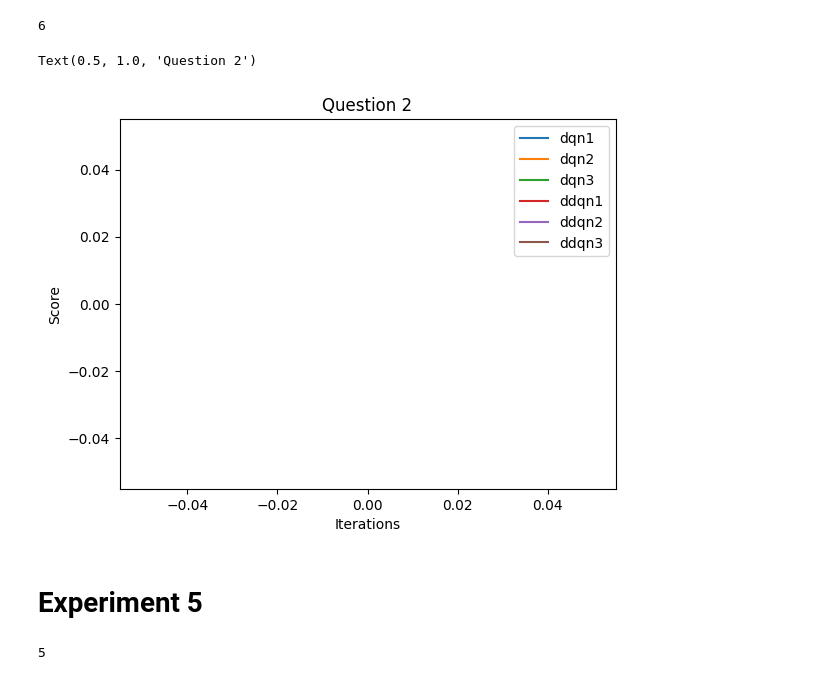
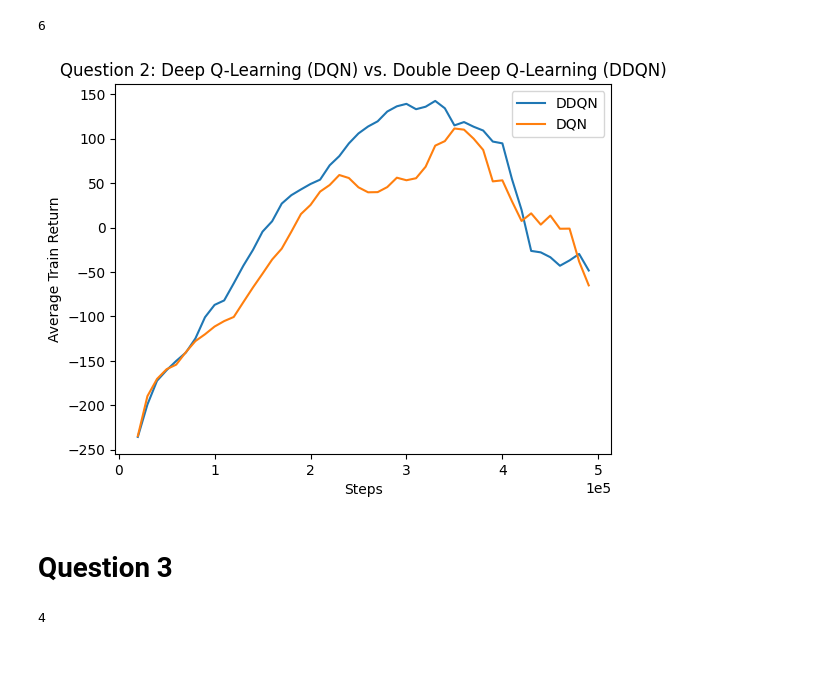
Before and after one commit to jesperhauch/homework_fall2022, a Jupyter notebook: hw3/plotting_file_report.ipynb, the cells around one changed output. Saved outputs shown, nothing was run; the diff lists cells and outputs as text; code cells hidden in the pictures.

```diff
--- a/hw3/plotting_file_report.ipynb
+++ b/hw3/plotting_file_report.ipynb
@@ -18,5 +21,5 @@ def get_eval_returns(paths, run_names, tag):
 # Question 1
 # %%
 import os
-root = os.path.join(os.getcwd(), "run_logs")
+root = os.path.join(os.getcwd(), "data")
 files = [os.path.join(path, name) for path, subdirs, files in os.walk(root) for name in files if "q1" in path]
@@ -27,10 +26,14 @@ len(files)
 # %%
-run_names = ["q1"]
-exp1 = get_eval_returns(files, run_names, "Train_AverageReturn")
-plt.plot(exp1.loc[:, "q1"])
-plt.axhline(1500, color="red")
-plt.ylabel("Average Return")
+plt.ticklabel_format(axis="x", style="sci", scilimits=(0,0))
+exp1 = get_from_logfile(files[0], ["Train_EnvstepsSoFar", "Train_AverageReturn", "Train_BestReturn"])
+exp1['Train_EnvstepsSoFar'] = exp1['Train_EnvstepsSoFar']-1
+exp1.set_index("Train_EnvstepsSoFar", inplace=True)
+exp1.columns = ["AverageReturn", "BestReturn"]
+for col in exp1.columns:
+    plt.plot(exp1[col], label=col)
+plt.legend()
+plt.ylabel("Train Return")
 plt.xlabel("Steps")
-plt.title("Question 1");
-#plt.savefig("imgs/Exp4_gs.png", dpi=600, bbox_inches="tight")
+plt.title("Question 1: Basic Q-Learning Performance");
+plt.savefig("imgs/Q1.png", dpi=600, bbox_inches="tight")
 # %% [output]
@@ -39,34 +42,42 @@ plt.title("Question 1");
 # Question 2
 # %%
 import os
-root = os.path.join(os.getcwd(), "run_logs")
+root = os.path.join(os.getcwd(), "data")
 files = [os.path.join(path, name) for path, subdirs, files in os.walk(root) for name in files if "q2" in path]
 len(files)
 # %% [output]
 6
+# %%
+ddqn_s1 = get_from_logfile(files[0], ["Train_EnvstepsSoFar", "Train_AverageReturn"])
+ddqn_s2 = get_from_logfile(files[1], ["Train_EnvstepsSoFar", "Train_AverageReturn"])
+ddqn_s3 = get_from_logfile(files[2], ["Train_EnvstepsSoFar", "Train_AverageReturn"])
+dqn_s1 = get_from_logfile(files[3], ["Train_EnvstepsSoFar", "Train_AverageReturn"])
+dqn_s2 = get_from_logfile(files[4], ["Train_EnvstepsSoFar", "Train_AverageReturn"])
+dqn_s3 = get_from_logfile(files[5], ["Train_EnvstepsSoFar", "Train_AverageReturn"])
+exp2 = pd.DataFrame([(ddqn_s1['Train_AverageReturn']+ddqn_s2['Train_AverageReturn']+ddqn_s3['Train_AverageReturn'])/3,(dqn_s1['Train_AverageReturn']+dqn_s2['Train_AverageReturn']+dqn_s3['Train_AverageReturn'])/3]).T
+exp2.columns = ["DDQN", "DQN"]
+exp2.index=ddqn_s1['Train_EnvstepsSoFar']-1
 # %%
-run_names = ["dqn1","dqn2", "dqn3", "ddqn1", "ddqn2", "ddqn3"]
-exp2 = get_eval_returns(files, run_names)
+plt.ticklabel_format(axis="x", style="sci", scilimits=(0,0))
 for col in exp2.columns:
     plt.plot(exp2.loc[:, col], label=col)
 plt.legend()
-plt.ylabel("Score")
-plt.xlabel("Iterations")
-plt.title("Question 2")
-#plt.savefig("imgs/q2.png", dpi=600, bbox_inches="tight")
+plt.ylabel("Average Train Return")
+plt.xlabel("Steps")
+plt.title("Question 2: Deep Q-Learning (DQN) vs. Double Deep Q-Learning (DDQN)")
+
+plt.savefig("imgs/Q2.png", dpi=600, bbox_inches="tight")
 # %% [output]
-Text(0.5, 1.0, 'Question 2')
-[figure, old version]
+[figure, new version]
-# %% [markdown]
-# Experiment 5
+# %% [markdown]
+# Question 3
 # %%
 import os
-root = os.path.join(os.getcwd(), "run_logs")
-files = [os.path.join(path, name) for path, subdirs, files in os.walk(root) for name in files if "q5" in path]
+root = os.path.join(os.getcwd(), "data")
+files = [os.path.join(path, name) for path, subdirs, files in os.walk(root) for name in files if "q3" in path]
+len(files)
+# %% [output]
+4
-# %%
-len(files)
-# %% [output]
-5
 # %%
 files
 # %% [output]
```
Also changed, not shown: parts of 23 cells of this notebook, 29 other files.
